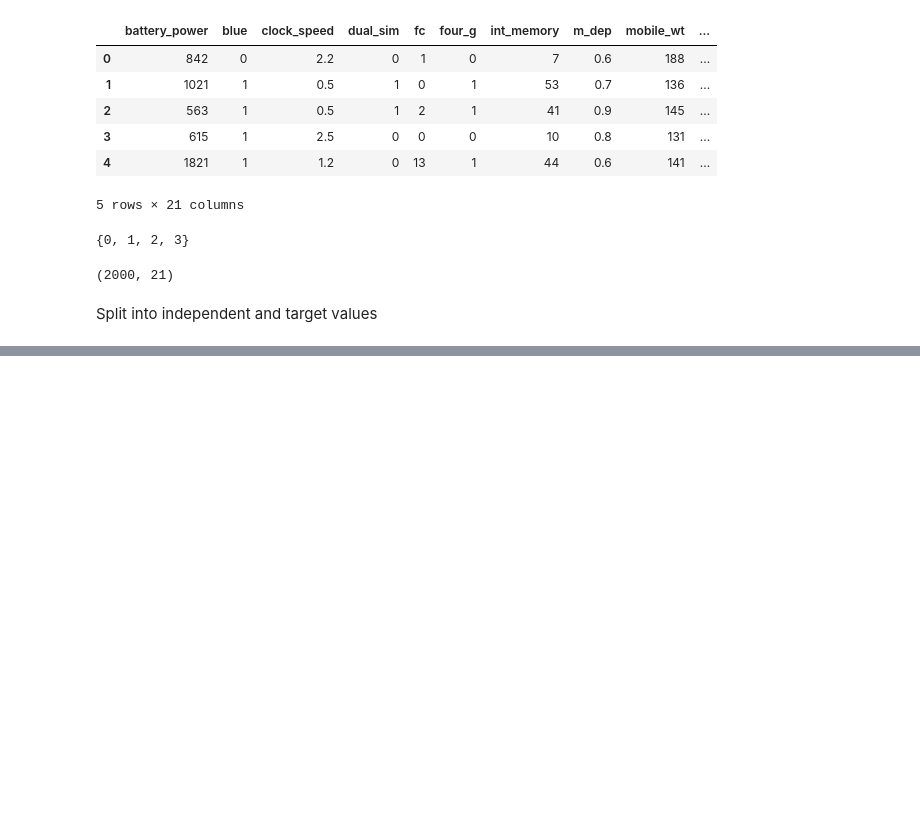
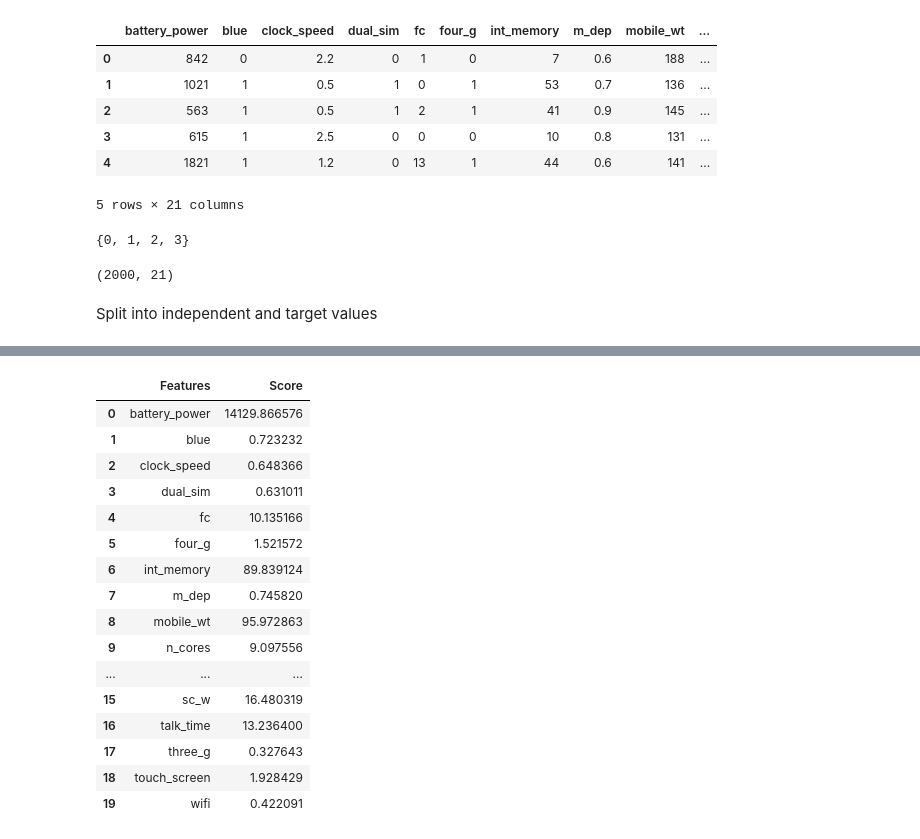
Before and after one commit to RishavB777/Feature-Selection, a Jupyter notebook: Mastering Feature Selection Techniques.ipynb, the cells around one changed output, grey strips where cells are left out. Cells and saved outputs as stored; diff of their text form; code cells hidden in the pictures; blank space fills up the shorter version.

```diff
--- a/Mastering Feature Selection Techniques.ipynb
+++ b/Mastering Feature Selection Techniques.ipynb
@@ -33,0 +80,6 @@ y_test = test.iloc[:,-1]
+# %%
+from sklearn.feature_selection import SelectKBest
+from sklearn.feature_selection import chi2
+
+bestFeatures = SelectKBest(score_func=chi2, k=6)
+model = bestFeatures.fit(X_train,y_train)
@@ -33,0 +94,24 @@ y_test = test.iloc[:,-1]
+# %%
+dataScores = pd.DataFrame(model.scores_)
+dataCols = pd.DataFrame(X_train.columns)
+featureScores = pd.concat([dataCols, dataScores],axis=1)
+featureScores.columns = ["Features","Score"]
+featureScores
+# %% [output]
+|  | Features | Score |
+| 0 | battery_power | 14129.866576 |
+| 1 | blue | 0.723232 |
+| 2 | clock_speed | 0.648366 |
+| 3 | dual_sim | 0.631011 |
+| 4 | fc | 10.135166 |
+| 5 | four_g | 1.521572 |
+| 6 | int_memory | 89.839124 |
+| 7 | m_dep | 0.745820 |
+| 8 | mobile_wt | 95.972863 |
+| 9 | n_cores | 9.097556 |
+| ... | ... | ... |
+| 15 | sc_w | 16.480319 |
+| 16 | talk_time | 13.236400 |
+| 17 | three_g | 0.327643 |
+| 18 | touch_screen | 1.928429 |
+| 19 | wifi | 0.422091 |
```
Also changed, not shown: parts of 12 cells of this notebook, 1 other file.
